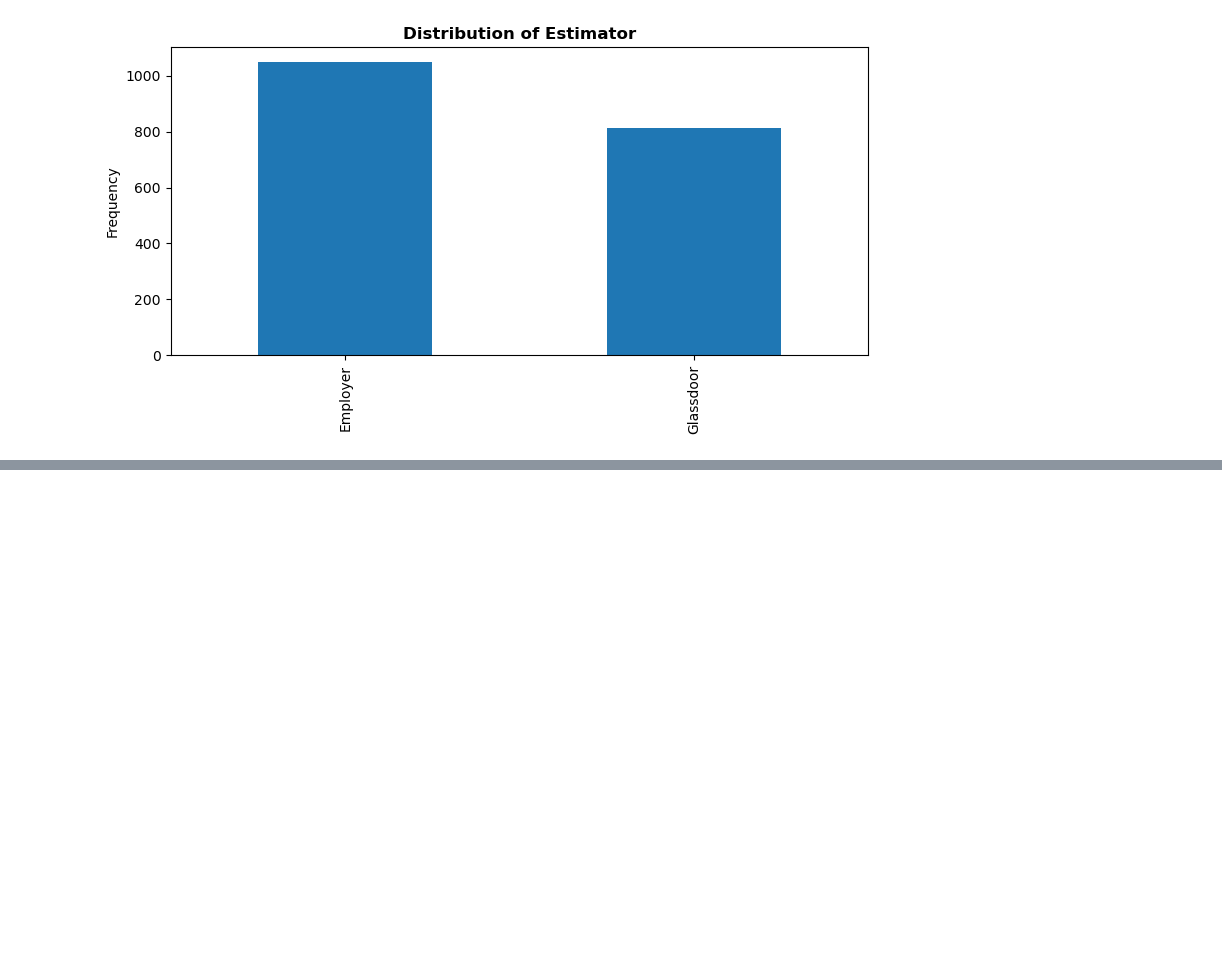
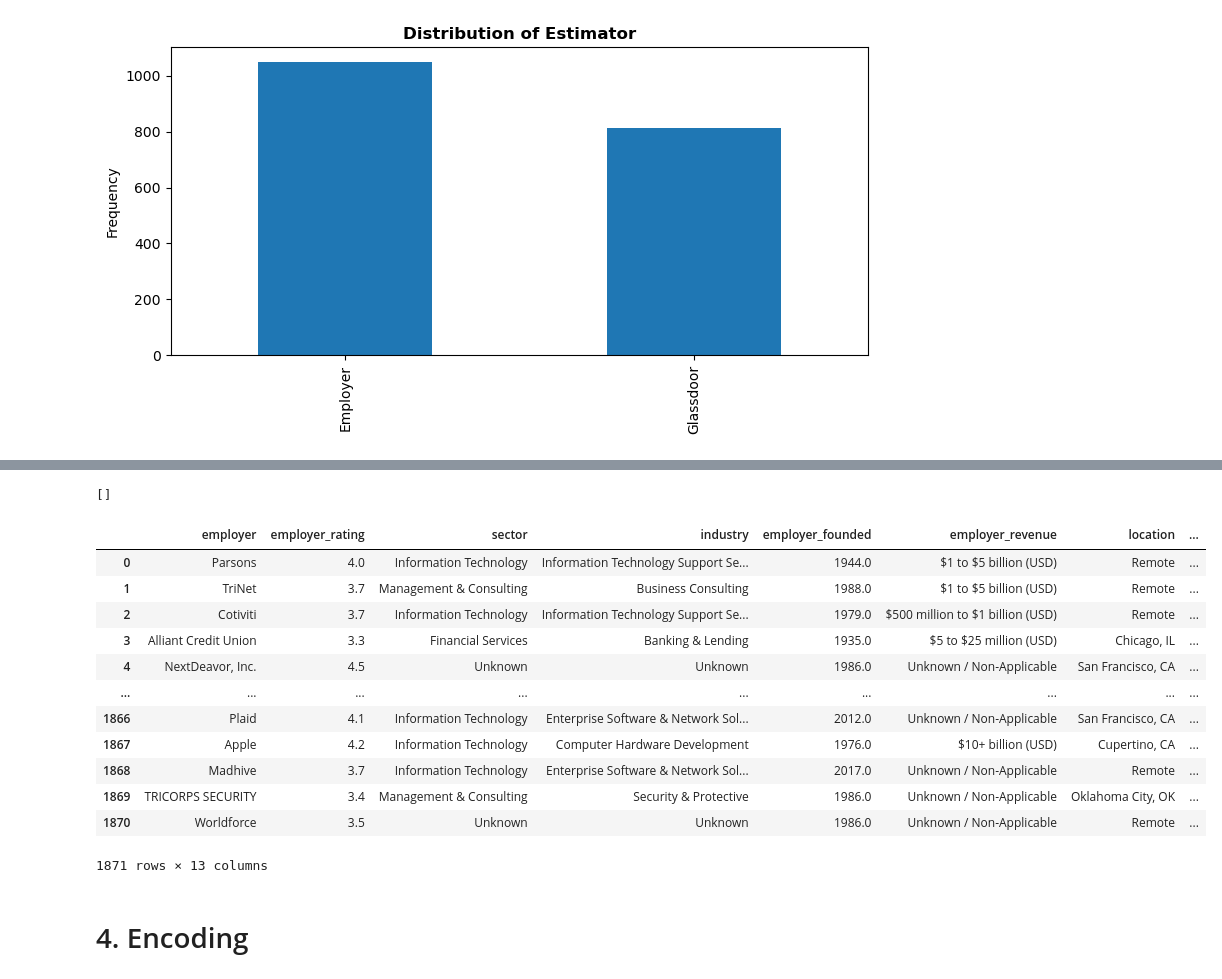
Before and after one commit to kkudzelich/scraping-and-salary-prediction, a Jupyter notebook: kaggle6.ipynb, the cells around one changed output, grey strips where cells are left out. Saved outputs shown, nothing was run; the diff lists cells and outputs as text; code cells hidden in the pictures; blank space fills up the shorter version.

Commit message:
data preparation

```diff
--- a/kaggle6.ipynb
+++ b/kaggle6.ipynb
@@ -584,0 +648,21 @@ plt.show()
+# %%
+# convert to lowercase
+df['job_title'] = df['job_title'].str.lower()
+# %%
+words_to_remove = ['senior', 'sr.', 'sr', 'junior', 'jr', 'jr.', 'staff', 'lead', 'principal', 'associate', 'director', 'advanced', 'trainer']
+pattern = '|'.join(words_to_remove)
+
+# Remove the specified words from the column using regular expressions
+df['job_title'] = df['job_title'].str.replace(pattern, '', regex=True)
+
+# Remove spaces, dots, and commas at the beginning and end of a line
+df['job_title'] = df['job_title'].str.replace(r'^[\s.,]*|\s*[.,]*\s*$', '', regex=True)
+# Search for all variants of 'data scientist', which can be followed by spaces, dashes or closing brackets, and replaces them with 'data scientist'
+df['job_title'] = df['job_title'].str.replace(r'\b(data\s+scientist[\s,\)-]*).*', 'data scientist', regex=True)
+# Remove brackets and their contents from the column
+df['job_title'] = df['job_title'].str.replace(r'\(.*\)', '', regex=True)
+# Replace extra spaces in the column
+df['job_title'] = df['job_title'].str.replace(r'\s+', ' ', regex=True)
+
+# Remove spaces at the beginning and end of lines
+df['job_title'] = df['job_title'].str.strip()
@@ -584,0 +734,36 @@ plt.show()
+# %%
+# function to categorize job titles
+def categorize_job_titles(job_title):
+    for category, titles in job_titles.items():
+        if job_title in titles:
+            return category
+    return 'Other'
+# %%
+# apply the function
+df['job_title_category'] = df['job_title'].apply(categorize_job_titles)
+# %%
+# check if there are other job titles
+other_job_titles = df[df['job_title_category'] == 'Other']['job_title'].unique()
+print(other_job_titles)
+# %% [output]
+[]
+# %%
+# drop job title
+df = df.drop(columns=['job_title'])
+df
+# %% [output]
+|  | employer | employer_rating | sector | industry | employer_founded | employer_revenue | location | ... |
+| 0 | Parsons | 4.0 | Information Technology | Information Technology Support Se... | 1944.0 | $1 to $5 billion (USD) | Remote | ... |
+| 1 | TriNet | 3.7 | Management & Consulting | Business Consulting | 1988.0 | $1 to $5 billion (USD) | Remote | ... |
+| 2 | Cotiviti | 3.7 | Information Technology | Information Technology Support Se... | 1979.0 | $500 million to $1 billion (USD) | Remote | ... |
+| 3 | Alliant Credit Union | 3.3 | Financial Services | Banking & Lending | 1935.0 | $5 to $25 million (USD) | Chicago, IL | ... |
+| 4 | NextDeavor, Inc. | 4.5 | Unknown | Unknown | 1986.0 | Unknown / Non-Applicable | San Francisco, CA | ... |
+| ... | ... | ... | ... | ... | ... | ... | ... | ... |
+| 1866 | Plaid | 4.1 | Information Technology | Enterprise Software & Network Sol... | 2012.0 | Unknown / Non-Applicable | San Francisco, CA | ... |
+| 1867 | Apple | 4.2 | Information Technology | Computer Hardware Development | 1976.0 | $10+ billion (USD) | Cupertino, CA | ... |
+| 1868 | Madhive | 3.7 | Information Technology | Enterprise Software & Network Sol... | 2017.0 | Unknown / Non-Applicable | Remote | ... |
+| 1869 | TRICORPS SECURITY | 3.4 | Management & Consulting | Security & Protective | 1986.0 | Unknown / Non-Applicable | Oklahoma City, OK | ... |
+| 1870 | Worldforce | 3.5 | Unknown | Unknown | 1986.0 | Unknown / Non-Applicable | Remote | ... |
+1871 rows × 13 columns
+# %% [markdown]
+# 4. Encoding
```
Also changed, not shown: parts of 28 cells of this notebook, 4 other files.
